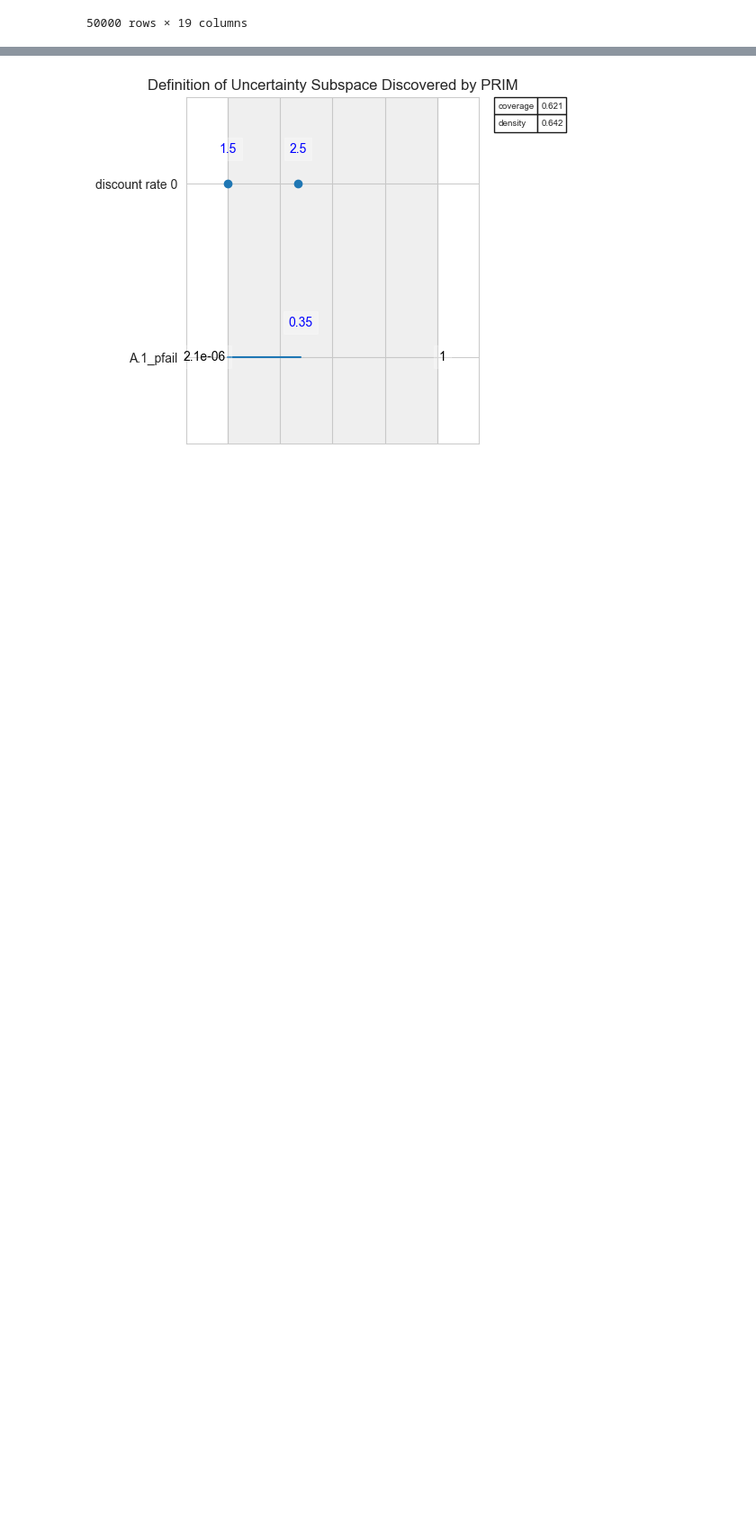
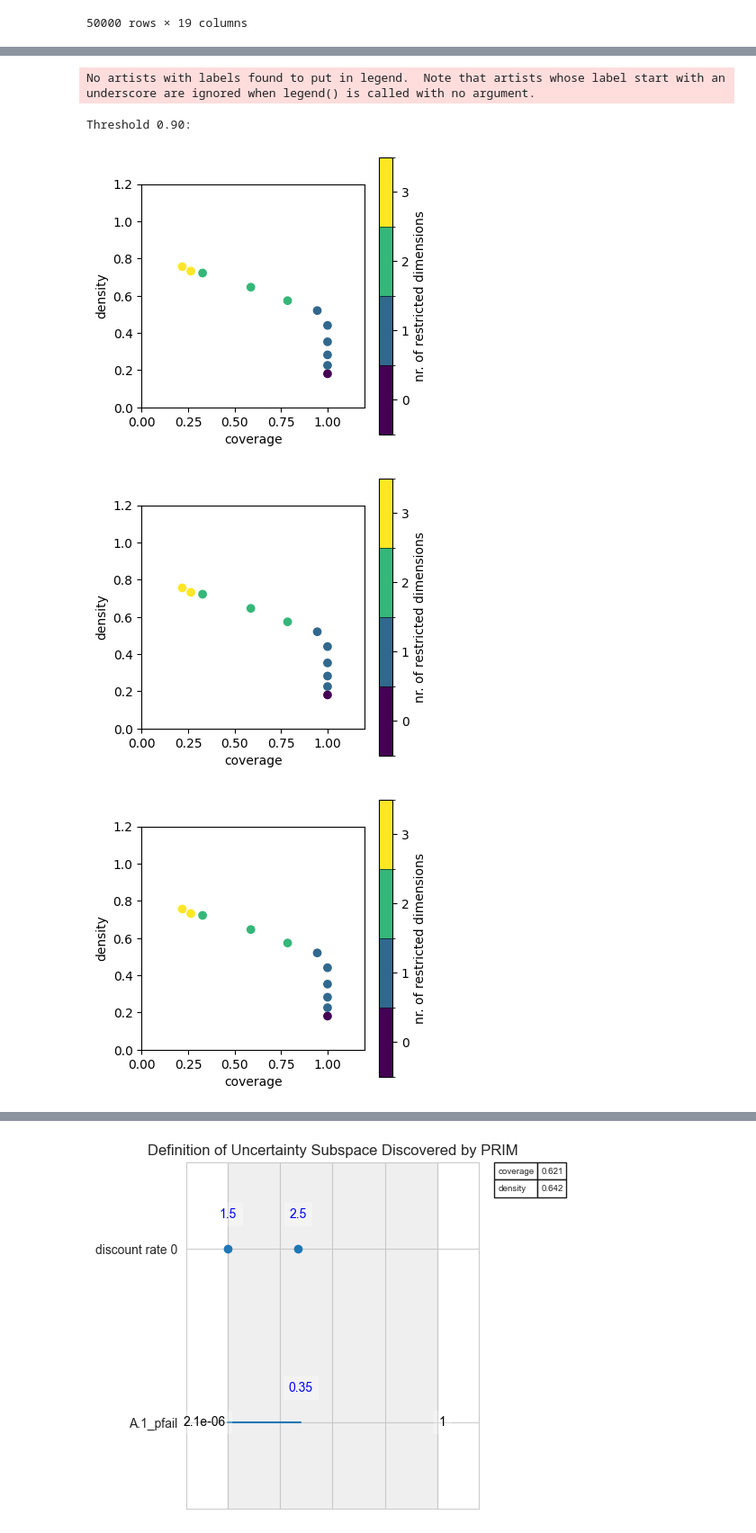
Before and after one commit to pherfkens/PROJECT_MBDM_GROUP1, a Jupyter notebook: final assignment/scenario_discovery_prim.ipynb, the cells around one changed output, grey strips where cells are left out. Shown at 90% size. Cells and saved outputs as stored; diff of their text form; code cells hidden in the pictures; blank space fills up the shorter version.

```diff
--- a/final assignment/scenario_discovery_prim.ipynb
+++ b/final assignment/scenario_discovery_prim.ipynb
@@ -274,0 +280,34 @@ experiments_sliced
+# %%
+## To find the threshold
+
+percentile_deaths_A1 = np.percentile(df_outcomes["A.1_Expected Number of Deaths"], 75)
+percentile_costs_A1 = np.percentile(df_outcomes["A.1_Expected Annual Damage"], 75)
+
+# Bool the values if they are larger than the threshold
+selval = pd.DataFrame()
+selval["Death25p"] = df_outcomes["A.1_Expected Number of Deaths"] > percentile_deaths_A1
+selval["Costs25p"] = df_outcomes["A.1_Expected Annual Damage"] > percentile_costs_A1
+
+# If cost and deaths are in the 75th upper percentiles indicate true
+y1 = selval["Death25p"] & selval["Costs25p"]
+
+# List to store results
+boxes = []
+thresholds = np.arange(0.5, 0.95, 0.05)
+
+for threshold in thresholds:
+    prim_alg = prim.Prim(experiments_sliced, y1, threshold=threshold, peel_alpha=0.2)
+    box = prim_alg.find_box()
+    boxes.append((threshold, box))
+
+plt.rcParams.update(plt.rcParamsDefault)
+plt.rcParams["figure.figsize"] = (4, 4)
+
+# Plot trade-offs for different thresholds
+for threshold, box in boxes:
+    print(f'Threshold {threshold:.2f}:')
+    box.show_tradeoff()
+
+plt.legend()
+plt.show()
+# %% [output]
@@ -274,0 +322,5 @@ experiments_sliced
+No artists with labels found to put in legend.  Note that artists whose label start with an underscore are ignored when legend() is called with no argument.
+Threshold 0.90:
+[figure, added]
+[figure, added]
+[figure, added]
```
Also changed, not shown: parts of 31 cells of this notebook.
